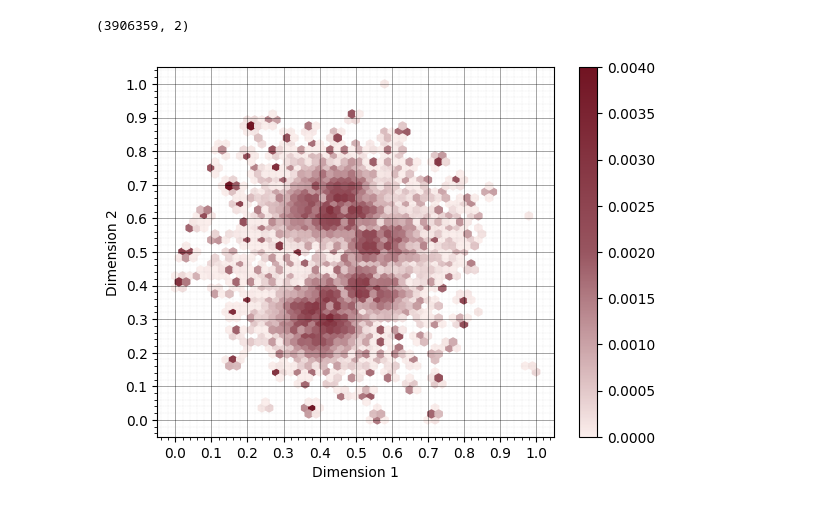
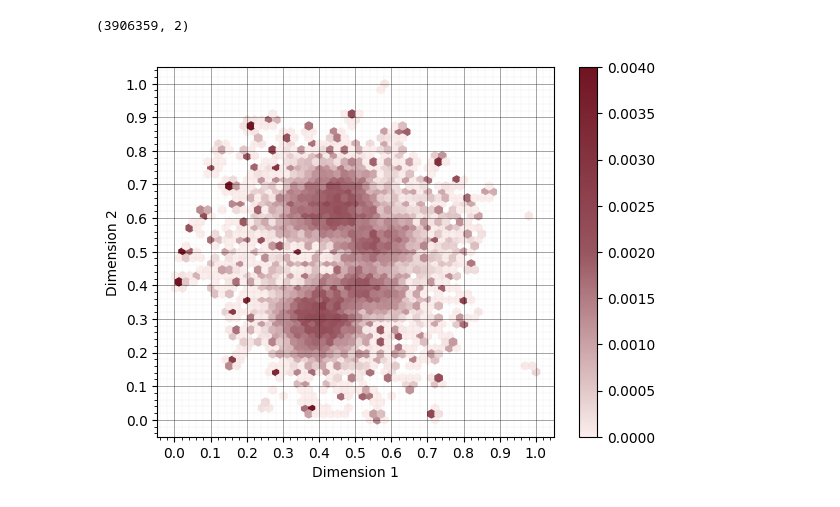
Before and after one commit to GestaltCogTeam/BLAST, a Jupyter notebook: dimension_reduction/dimension_reduction_visualization.ipynb, the cells around one changed output. Cells and saved outputs as stored; diff of their text form; code cells hidden in the pictures.

```diff
--- a/dimension_reduction/dimension_reduction_visualization.ipynb
+++ b/dimension_reduction/dimension_reduction_visualization.ipynb
@@ -5,7 +5,7 @@ import matplotlib.pyplot as plt
 
 project_dir = os.path.dirname(os.path.abspath(""))
 vector_dir = project_dir + '/feature_construction/output/'
-save_dir = project_dir + '/dimension_reduction/grid_mapping/'
+save_dir = project_dir + '/dimension_reduction/output/'
 
 save_scaled_reduced_data_dir = save_dir + 'scaled_reduced_data/'
 sampled_scaled_reduced_data_path = save_dir + 'normalized_data_n_components=2_n_neighbors=200_min_dist=0.9_metric=hamming_n_jobs=-1_init=random_verbose=True_low_memory=False_sample_rate=0.1.npy'
@@ -41,33 +41,35 @@ def hexbin_plt(data):
 
     x = data[:, 0]
     y = data[:, 1]
 
     plt.grid(which='major', color='black', linestyle='-', linewidth=0.5, alpha=0.5)  # 主网格线
     plt.grid(which='minor', color='gray', linestyle=':', linewidth=0.2, alpha=0.5)  # 次网格线
 
     hb = plt.hexbin(x, y, gridsize=50, cmap=cmap, reduce_C_function=np.sum, mincnt=1) # 这里的50只是为了方便可视化，和采样过程无关；100的grid size可视化无法看的清晰。
     counts = hb.get_array()
     total_counts = np.sum(counts)
     probability = counts / total_counts
     # 更新颜色为概率值
     hb.set_array(probability)
     # hb.set_clim(0, probability.max())  # 设置颜色条的范围
     hb.set_clim(0, 0.004)  # 设置颜色条的范围
     cb = plt.colorbar(hb)
     # plt.colorbar(hb, label="Probability (Sample Fraction)")
 
     plt.xlabel('Dimension 1')
     plt.ylabel('Dimension 2')
 
     major_ticks = np.arange(0, 1.1, 0.1)  # 主刻度
     plt.xticks(major_ticks)  # 设置x轴的主刻度
     plt.yticks(major_ticks)  # 设置y轴的主刻度
     plt.minorticks_on()  # 开启次刻度
     plt.savefig(save_dir + 'hexbin.pdf', format='pdf', bbox_inches='tight', transparent=True)
 
     plt.show()
 
-hexbin_plt(sampled_scaled_reduced_data)
-# hexbin_plt(all_scaled_reduced_data)
+    return probability, hb
+
+# probability, hb = hexbin_plt(sampled_scaled_reduced_data)
+probability, hb = hexbin_plt(all_scaled_reduced_data)
 # %% [output]
-[figure, old version]
+[figure, new version]
```
Also changed, not shown: parts of 1 cell of this notebook, 9 other files.
